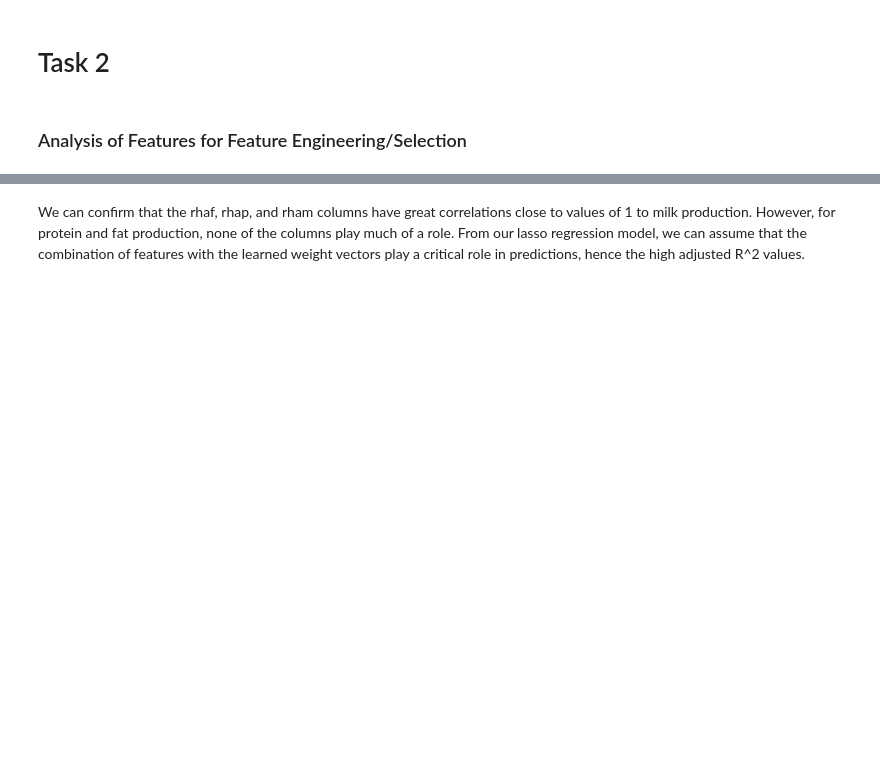
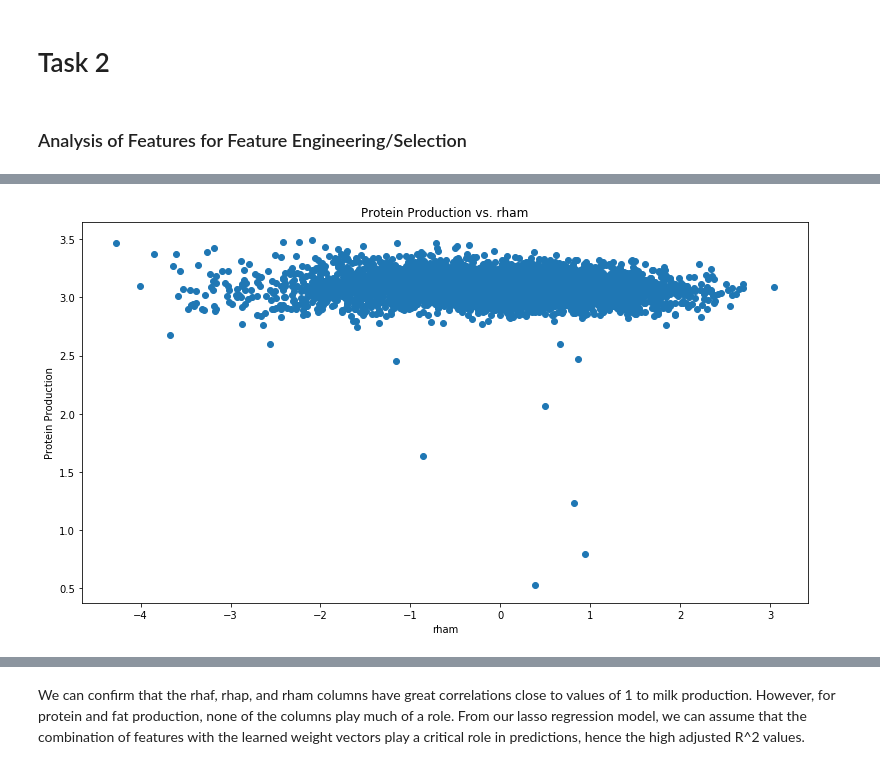
Before and after one commit to thebrianbn/cow_ml, a Jupyter notebook: milk_fat_prediction/milk_fat_analysis.ipynb, the cells around one changed output, grey strips where cells are left out. Saved outputs shown, nothing was run; the diff lists cells and outputs as text; code cells hidden in the pictures; blank space fills up the shorter version.

```diff
--- a/milk_fat_prediction/milk_fat_analysis.ipynb
+++ b/milk_fat_prediction/milk_fat_analysis.ipynb
@@ -309,0 +354,8 @@ plt.ylabel("Milk Production");
+# %%
+plt.figure(figsize=(13,7))
+plt.scatter(subject_splits["pro"][0]["rham"], subject_splits["pro"][2])
+plt.title("Protein Production vs. rham")
+plt.xlabel("rham")
+plt.ylabel("Protein Production");
+# %% [output]
+[figure, added]
```
Also changed, not shown: parts of 24 cells of this notebook.
